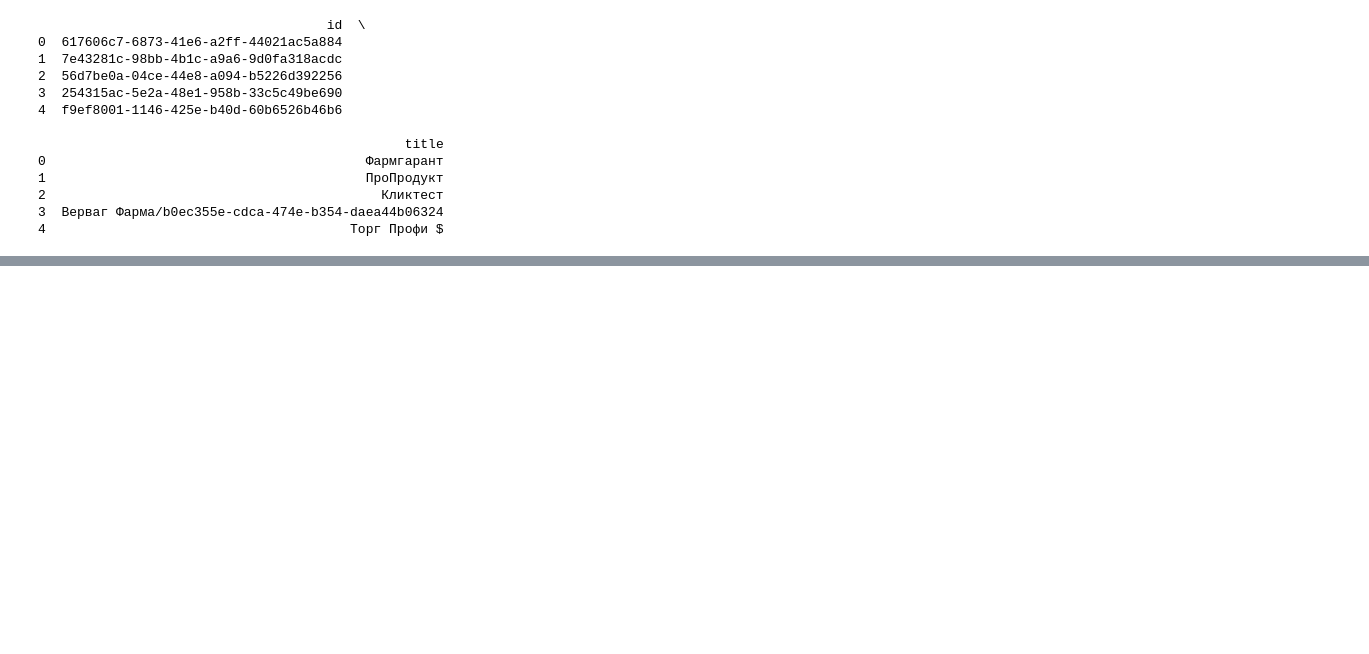
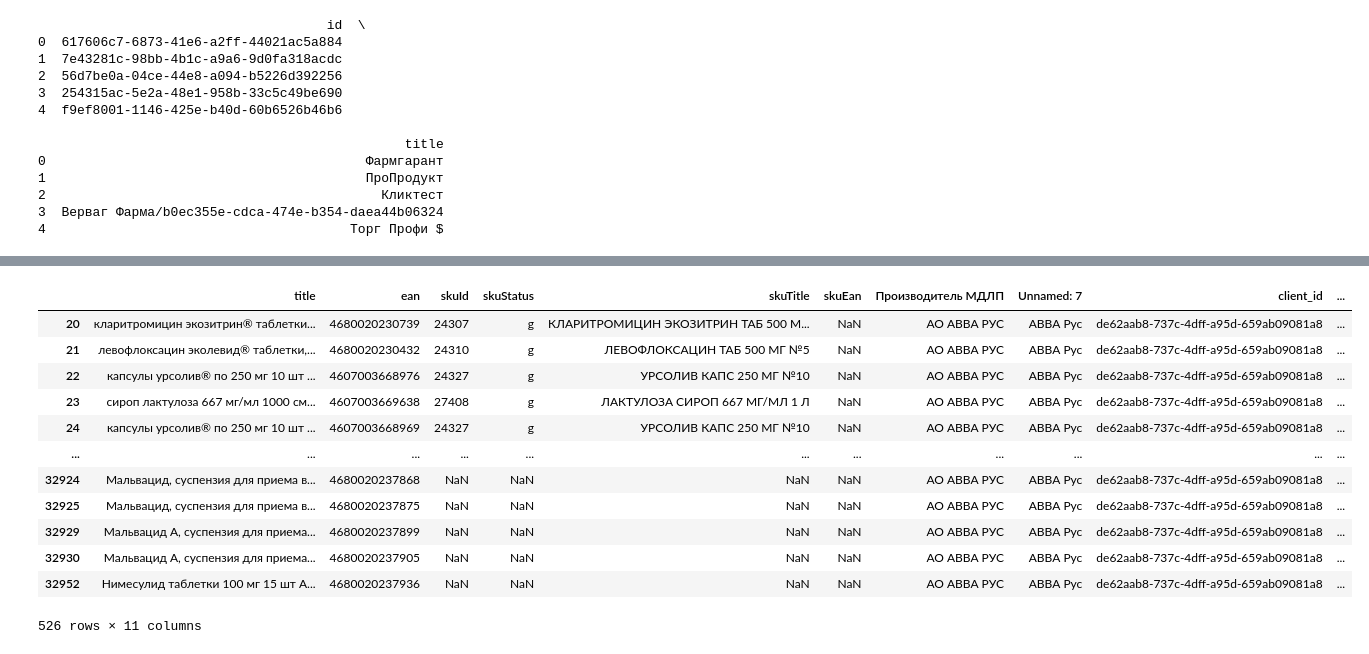
Before and after one commit to IvanAnis777/DataGripProjects, a Jupyter notebook: Helpers/MDLP.ipynb, the cells around one changed output, grey strips where cells are left out. Saved outputs shown, nothing was run; the diff lists cells and outputs as text; code cells hidden in the pictures; blank space fills up the shorter version.

```diff
--- a/Helpers/MDLP.ipynb
+++ b/Helpers/MDLP.ipynb
@@ -473,0 +2233,18 @@ print("Результат сохранен в файл 'unique_matched_manufactu
+# %%
+filtered_df_mdlp = mdlp[mdlp['Unnamed: 7'] == 'АВВА Рус']
+# %%
+filtered_df_mdlp
+# %% [output]
+|  | title | ean | skuId | skuStatus | skuTitle | skuEan | Производитель МДЛП | Unnamed: 7 | client_id | ... |
+| 20 | кларитромицин экозитрин® таблетки... | 4680020230739 | 24307 | g | КЛАРИТРОМИЦИН ЭКОЗИТРИН ТАБ 500 М... | NaN | АО АВВА РУС | АВВА Рус | de62aab8-737c-4dff-a95d-659ab09081a8 | ... |
+| 21 | левофлоксацин эколевид® таблетки,... | 4680020230432 | 24310 | g | ЛЕВОФЛОКСАЦИН ТАБ 500 МГ №5 | NaN | АО АВВА РУС | АВВА Рус | de62aab8-737c-4dff-a95d-659ab09081a8 | ... |
+| 22 | капсулы урсолив® по 250 мг 10 шт ... | 4607003668976 | 24327 | g | УРСОЛИВ КАПС 250 МГ №10 | NaN | АО АВВА РУС | АВВА Рус | de62aab8-737c-4dff-a95d-659ab09081a8 | ... |
+| 23 | сироп лактулоза 667 мг/мл 1000 см... | 4607003669638 | 27408 | g | ЛАКТУЛОЗА СИРОП 667 МГ/МЛ 1 Л | NaN | АО АВВА РУС | АВВА Рус | de62aab8-737c-4dff-a95d-659ab09081a8 | ... |
+| 24 | капсулы урсолив® по 250 мг 10 шт ... | 4607003668969 | 24327 | g | УРСОЛИВ КАПС 250 МГ №10 | NaN | АО АВВА РУС | АВВА Рус | de62aab8-737c-4dff-a95d-659ab09081a8 | ... |
+| ... | ... | ... | ... | ... | ... | ... | ... | ... | ... | ... |
+| 32924 | Мальвацид, суспензия для приема в... | 4680020237868 | NaN | NaN | NaN | NaN | АО АВВА РУС | АВВА Рус | de62aab8-737c-4dff-a95d-659ab09081a8 | ... |
+| 32925 | Мальвацид, суспензия для приема в... | 4680020237875 | NaN | NaN | NaN | NaN | АО АВВА РУС | АВВА Рус | de62aab8-737c-4dff-a95d-659ab09081a8 | ... |
+| 32929 | Мальвацид А, суспензия для приема... | 4680020237899 | NaN | NaN | NaN | NaN | АО АВВА РУС | АВВА Рус | de62aab8-737c-4dff-a95d-659ab09081a8 | ... |
+| 32930 | Мальвацид А, суспензия для приема... | 4680020237905 | NaN | NaN | NaN | NaN | АО АВВА РУС | АВВА Рус | de62aab8-737c-4dff-a95d-659ab09081a8 | ... |
+| 32952 | Нимесулид таблетки 100 мг 15 шт А... | 4680020237936 | NaN | NaN | NaN | NaN | АО АВВА РУС | АВВА Рус | de62aab8-737c-4dff-a95d-659ab09081a8 | ... |
+526 rows × 11 columns
```
Also changed, not shown: parts of 89 cells of this notebook, 5 other files.
